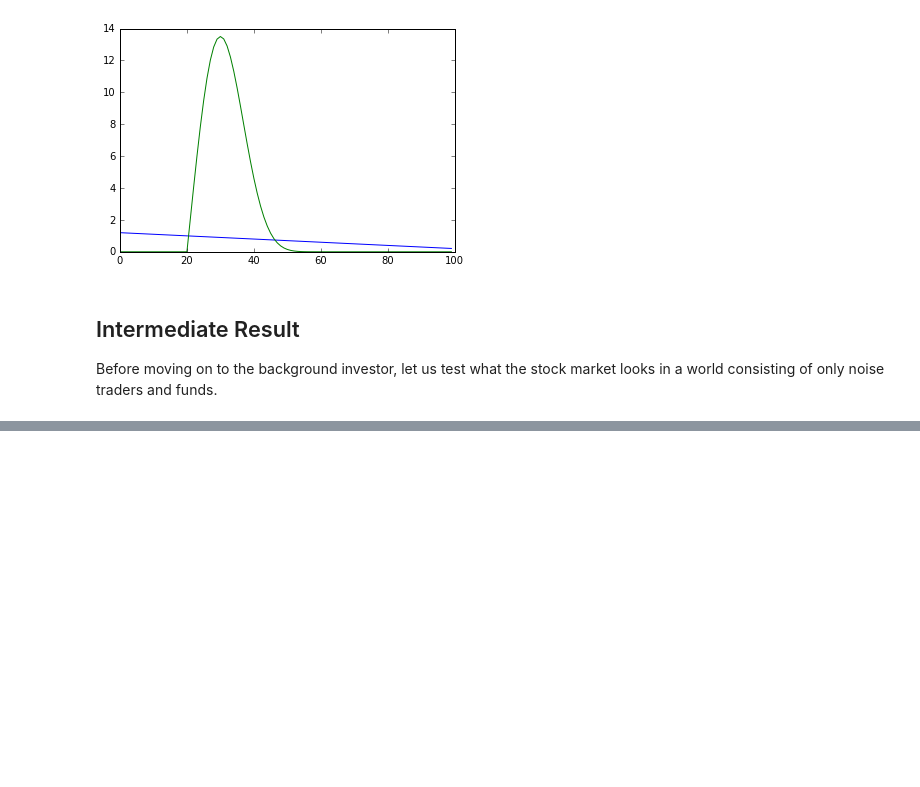
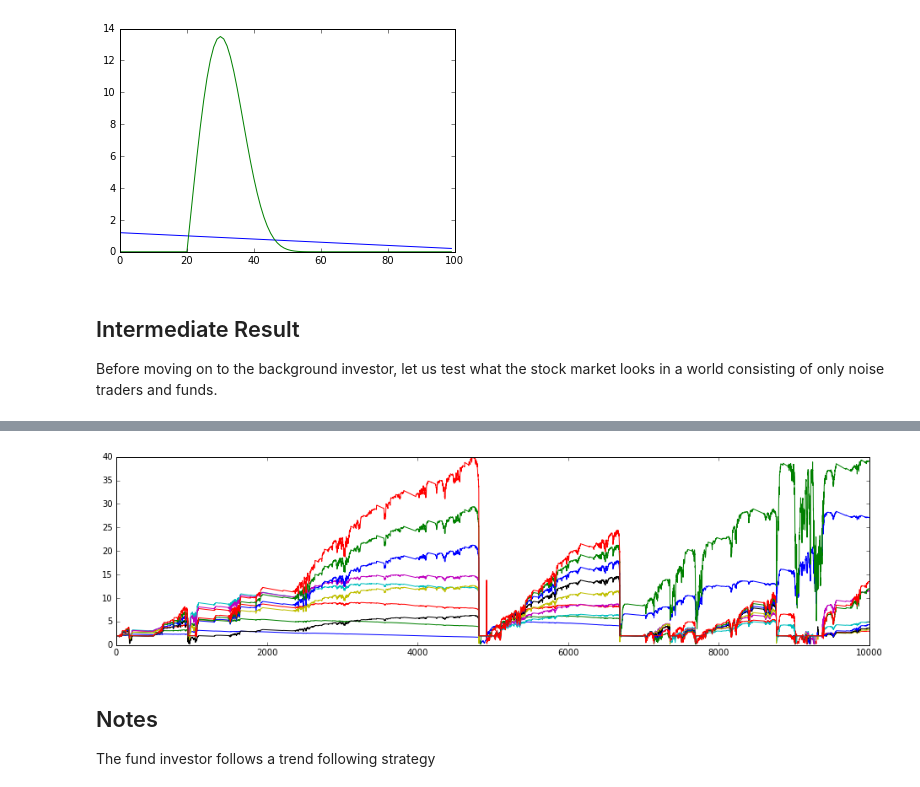
Before and after one commit to davidrpugh/sfi-complexity-mooc, a Jupyter notebook: notebooks/leverage.ipynb, the cells around one changed output, grey strips where cells are left out. Saved outputs shown, nothing was run; the diff lists cells and outputs as text; code cells hidden in the pictures; blank space fills up the shorter version.

```diff
--- a/notebooks/leverage.ipynb
+++ b/notebooks/leverage.ipynb
@@ -356,0 +456,9 @@ plot.show()
+# %%
+plot.figure(figsize=(16,4))
+plot.plot(fundWealth)
+plot.show()
+# %% [output]
+[figure, added]
+# %% [markdown]
+<h2>Notes</h2>
+The fund investor follows a trend following strategy
```
Also changed, not shown: parts of 19 cells of this notebook.
